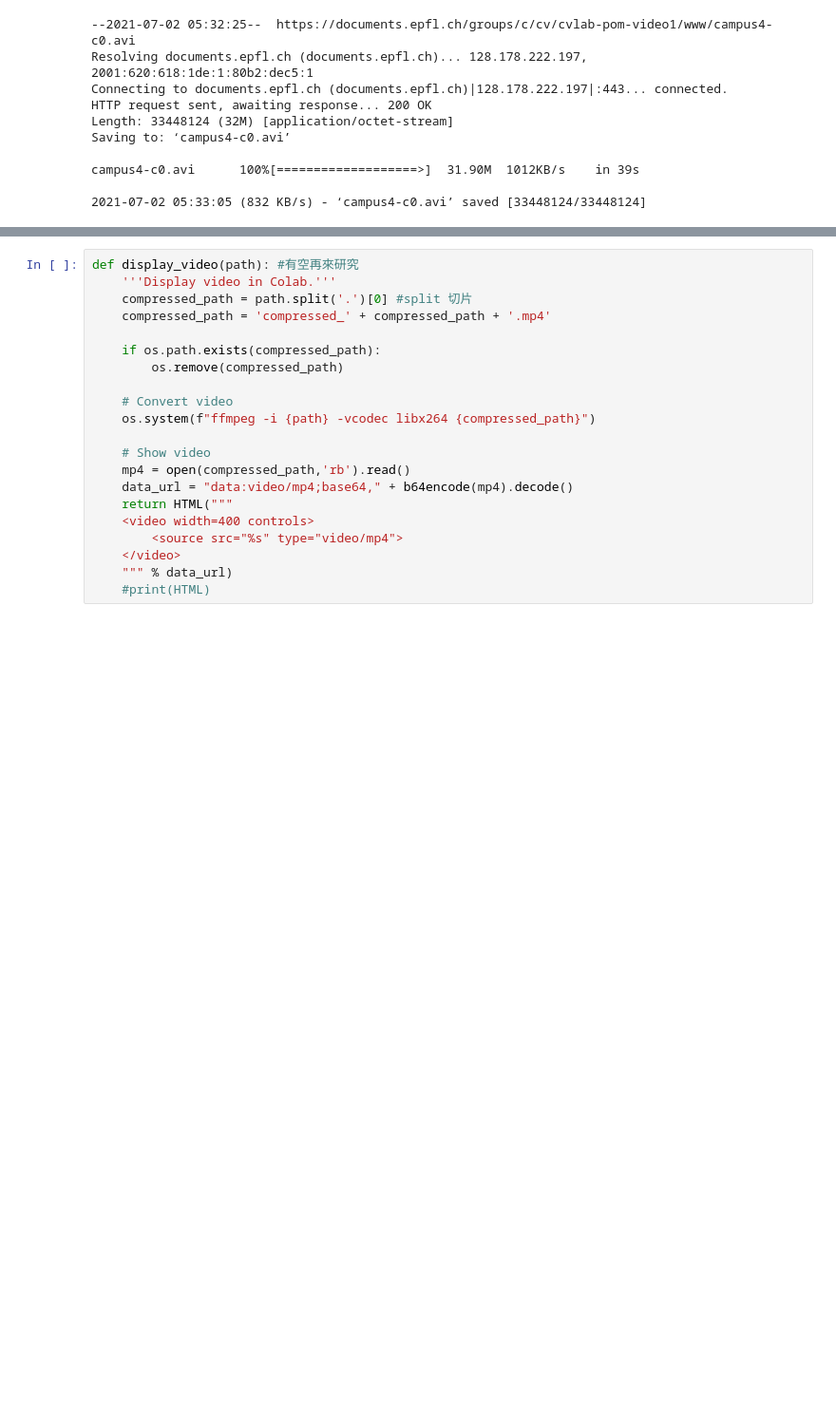
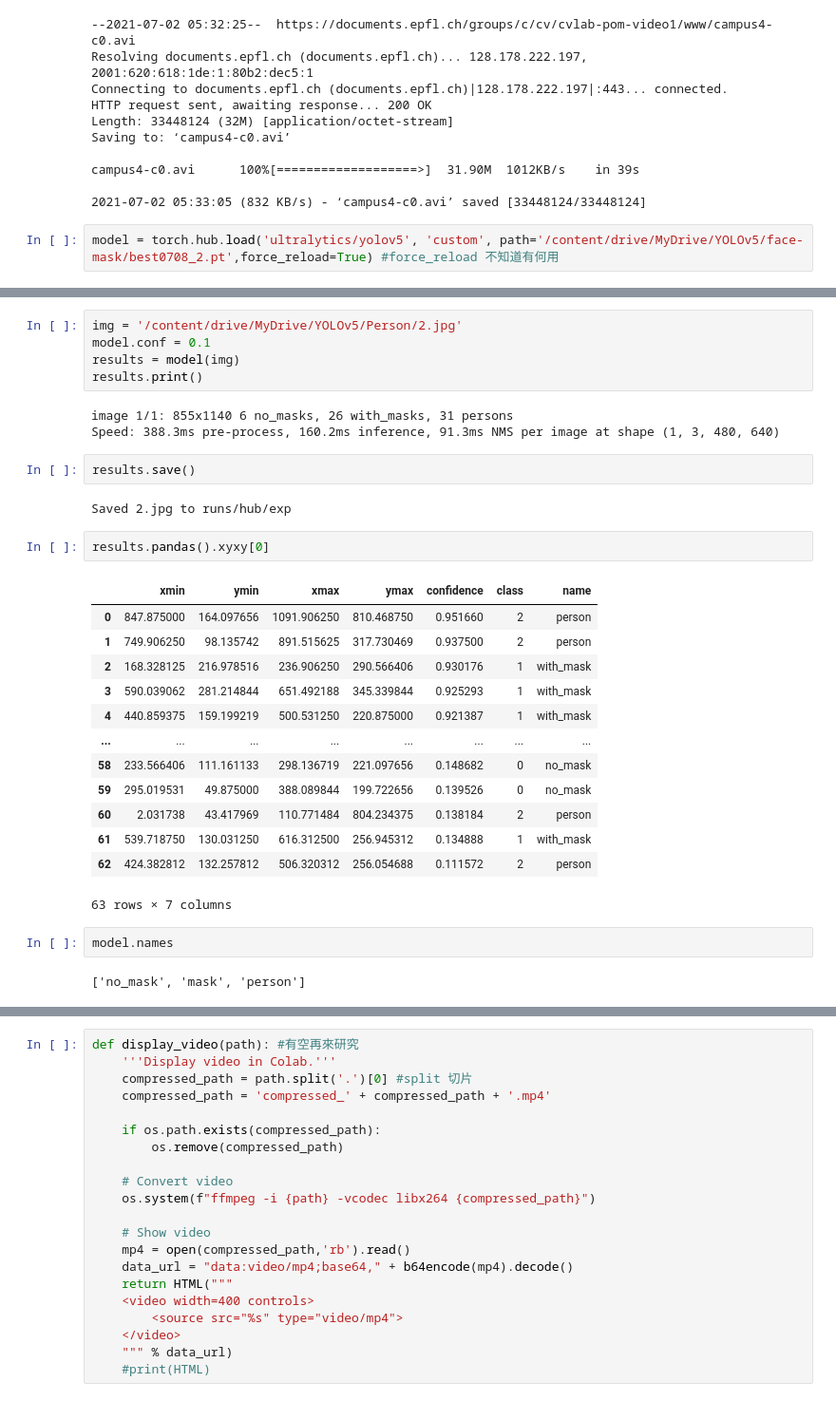
Before and after one commit to yuzukiaoki/face_mask, a Jupyter notebook: bird_distance.ipynb, the cells around one changed output, grey strips where cells are left out. Shown: that part at 95% size. Cells and saved outputs as stored; diff of their text form; blank space fills up the shorter version.

```diff
--- a/bird_distance.ipynb
+++ b/bird_distance.ipynb
@@ -23,3 +29,5 @@ Saving to: ‘campus4-c0.avi’
 campus4-c0.avi      100%[===================>]  31.90M  1012KB/s    in 39s
 
 2021-07-02 05:33:05 (832 KB/s) - ‘campus4-c0.avi’ saved [33448124/33448124]
+# %%
+model = torch.hub.load('ultralytics/yolov5', 'custom', path='/content/drive/MyDrive/YOLOv5/face-mask/best0708_2.pt',force_reload=True) #force_reload 不知道有何用
@@ -26,3 +51,35 @@ campus4-c0.avi      100%[===================>]  31.90M  1012KB/s    in 39s
+# %%
+img = '/content/drive/MyDrive/YOLOv5/Person/2.jpg'
+model.conf = 0.1
+results = model(img)
+results.print()
+# %% [output]
+image 1/1: 855x1140 6 no_masks, 26 with_masks, 31 persons
+Speed: 388.3ms pre-process, 160.2ms inference, 91.3ms NMS per image at shape (1, 3, 480, 640)
+# %%
+results.save()
+# %% [output]
+Saved 2.jpg to runs/hub/exp
+# %%
+results.pandas().xyxy[0]
+# %% [output]
+|  | xmin | ymin | xmax | ymax | confidence | class | name |
+| 0 | 847.875000 | 164.097656 | 1091.906250 | 810.468750 | 0.951660 | 2 | person |
+| 1 | 749.906250 | 98.135742 | 891.515625 | 317.730469 | 0.937500 | 2 | person |
+| 2 | 168.328125 | 216.978516 | 236.906250 | 290.566406 | 0.930176 | 1 | with_mask |
+| 3 | 590.039062 | 281.214844 | 651.492188 | 345.339844 | 0.925293 | 1 | with_mask |
+| 4 | 440.859375 | 159.199219 | 500.531250 | 220.875000 | 0.921387 | 1 | with_mask |
+| ... | ... | ... | ... | ... | ... | ... | ... |
+| 58 | 233.566406 | 111.161133 | 298.136719 | 221.097656 | 0.148682 | 0 | no_mask |
+| 59 | 295.019531 | 49.875000 | 388.089844 | 199.722656 | 0.139526 | 0 | no_mask |
+| 60 | 2.031738 | 43.417969 | 110.771484 | 804.234375 | 0.138184 | 2 | person |
+| 61 | 539.718750 | 130.031250 | 616.312500 | 256.945312 | 0.134888 | 1 | with_mask |
+| 62 | 424.382812 | 132.257812 | 506.320312 | 256.054688 | 0.111572 | 2 | person |
+63 rows × 7 columns
+# %%
+model.names
+# %% [output]
+['no_mask', 'mask', 'person']
 # %%
 # Load model
 model = torch.hub.load('ultralytics/yolov5', 'yolov5x',
```
Also changed, not shown: parts of 13 cells of this notebook.
